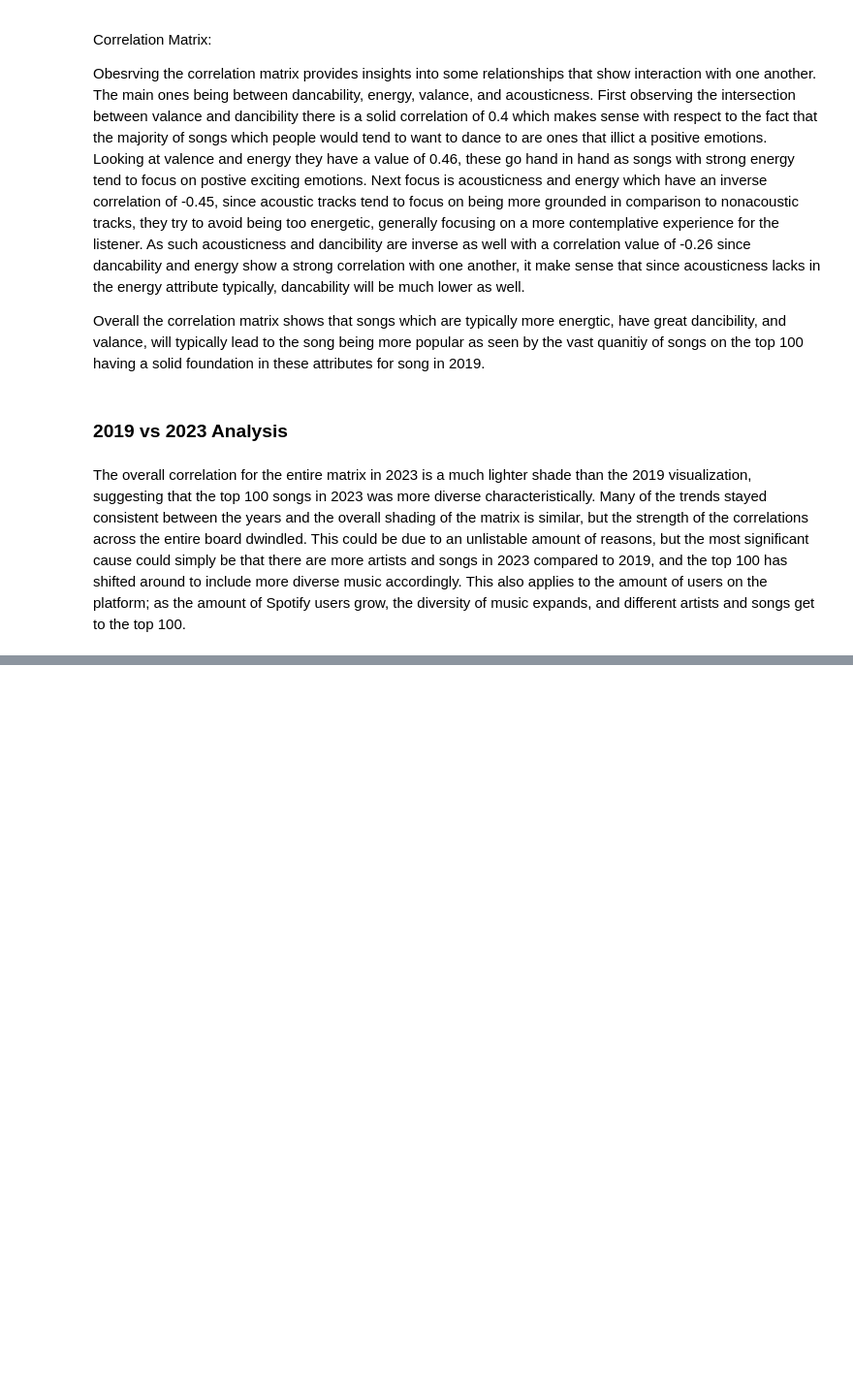
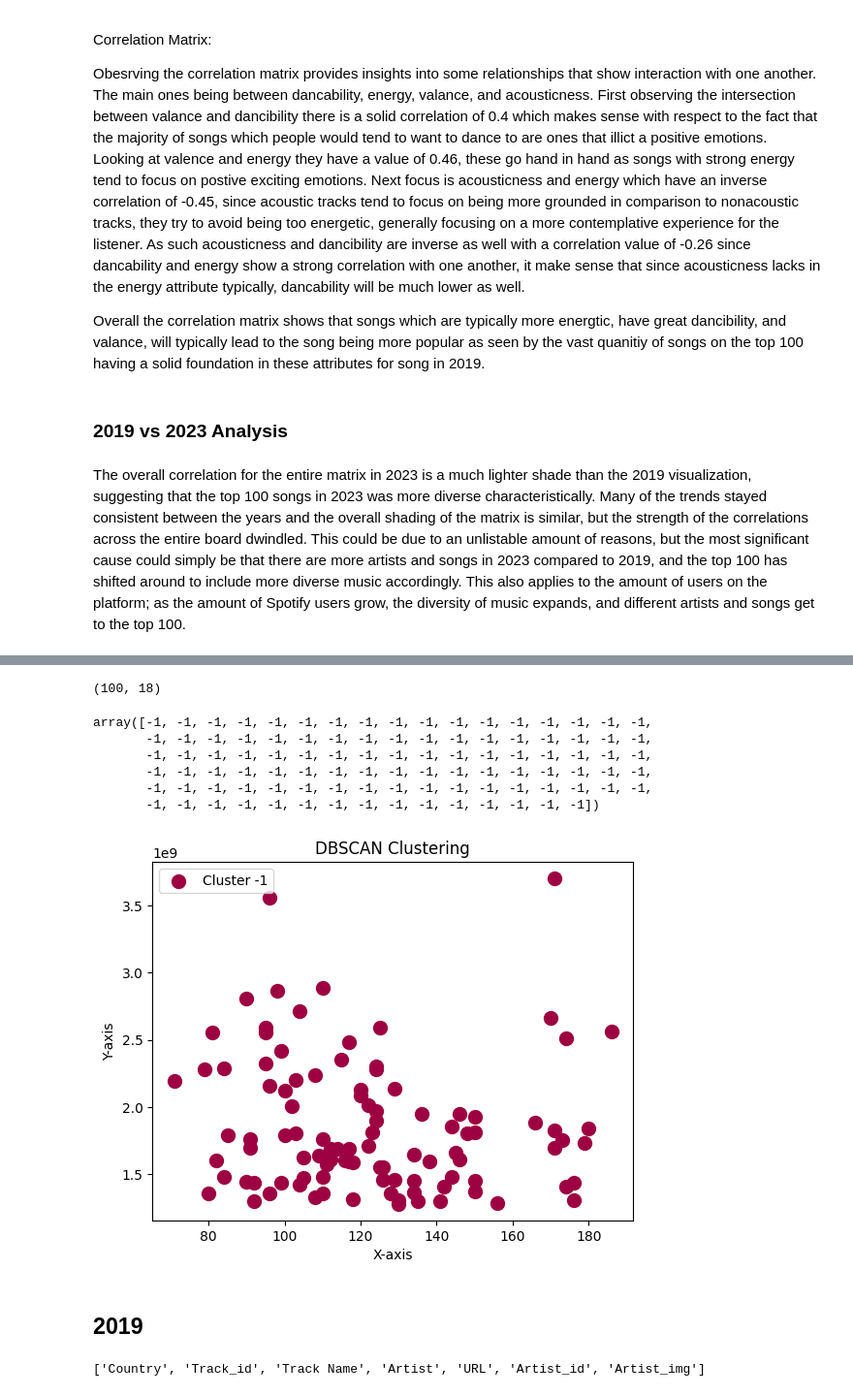
Before and after one commit to kevinxiong613/cs-3654-project, a Jupyter notebook: Part2_with_analysis.ipynb, the cells around one changed output, grey strips where cells are left out. Shown: that part at 97% size. Cells and saved outputs as stored; diff of their text form; code cells hidden in the pictures; blank space fills up the shorter version.

```diff
--- a/Part2_with_analysis.ipynb
+++ b/Part2_with_analysis.ipynb
@@ -275,0 +280,4 @@ The overall correlation for the entire matrix in 2023 is a much lighter shade th
+# %%
+qualitative = [i for i in spotify2023DF.columns if spotify2023DF[i].dtypes == "object"]
+
+print(qualitative)
@@ -275,0 +286,2 @@ The overall correlation for the entire matrix in 2023 is a much lighter shade th
+# %%
+cluster2023DF = spotify2023DF.drop(columns=qualitative) # Drop the qualitative columns for clustering
@@ -275,0 +320,49 @@ The overall correlation for the entire matrix in 2023 is a much lighter shade th
+# %%
+cluster2023DF.shape
+# %% [output]
+(100, 18)
+# %%
+clustering2023 = DBSCAN().fit(cluster2023DF)
+# %%
+clustering2023.labels_
+# %% [output]
+array([-1, -1, -1, -1, -1, -1, -1, -1, -1, -1, -1, -1, -1, -1, -1, -1, -1,
+       -1, -1, -1, -1, -1, -1, -1, -1, -1, -1, -1, -1, -1, -1, -1, -1, -1,
+       -1, -1, -1, -1, -1, -1, -1, -1, -1, -1, -1, -1, -1, -1, -1, -1, -1,
+       -1, -1, -1, -1, -1, -1, -1, -1, -1, -1, -1, -1, -1, -1, -1, -1, -1,
+       -1, -1, -1, -1, -1, -1, -1, -1, -1, -1, -1, -1, -1, -1, -1, -1, -1,
+       -1, -1, -1, -1, -1, -1, -1, -1, -1, -1, -1, -1, -1, -1, -1])
+# %%
+# Extract cluster labels
+cluster_labels = clustering2023.labels_
+
+# Get unique labels
+unique_labels = set(cluster_labels)
+
+# Create colors for each unique label
+colors = [plt.cm.Spectral(each) for each in np.linspace(0, 1, len(unique_labels))]
+
+# Plot each cluster with a unique color
+for k, col in zip(unique_labels, colors):
+    class_member_mask = (cluster_labels == k)
+
+    # Plot core samples
+    xy = cluster2023DF[class_member_mask]
+    plt.scatter(xy['bpm'], xy['streams'], s=100, c=[col], label=f'Cluster {k}')
+
+# Plot additional styling
+plt.title("DBSCAN Clustering")
+plt.xlabel("X-axis")
+plt.ylabel("Y-axis")
+plt.legend()
+plt.show()
+# %% [output]
+[figure, added]
+# %% [markdown]
+## 2019
+# %%
+qualitative = [i for i in spotify2019DF.columns if spotify2019DF[i].dtypes == "object"]
+
+print(qualitative)
+# %% [output]
+['Country', 'Track_id', 'Track Name', 'Artist', 'URL', 'Artist_id', 'Artist_img']
```
Also changed, not shown: parts of 12 cells of this notebook.
